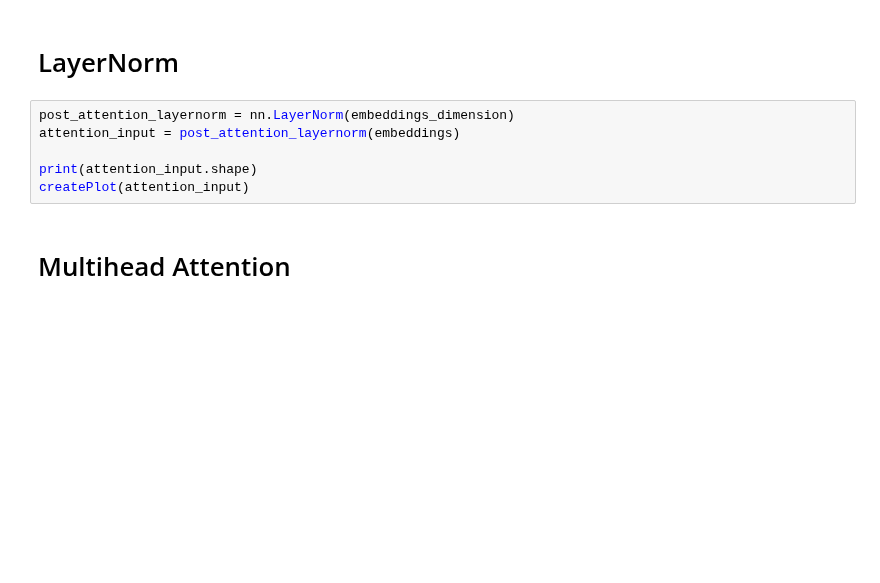
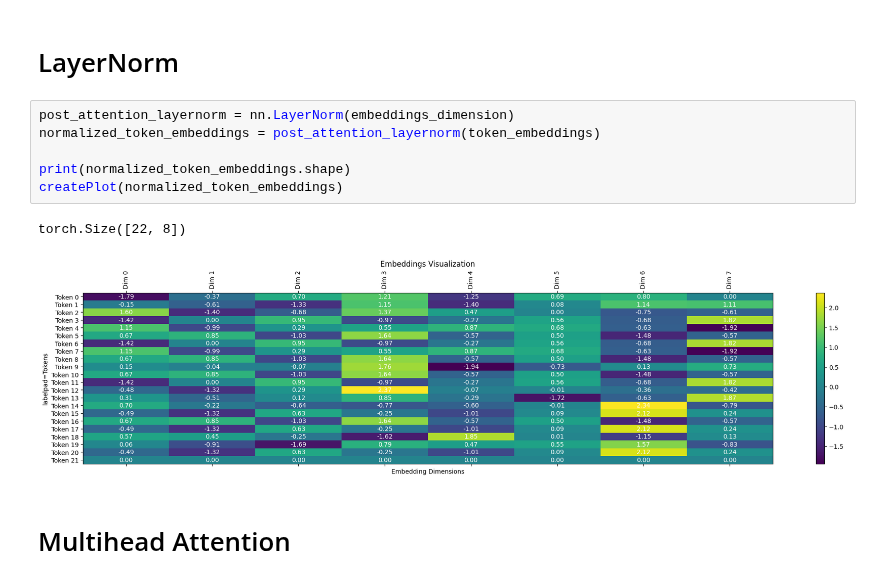
Before and after one commit to Goekdeniz-Guelmez/Let-s-train-a-simple-Neural-Net-from-Scratch, a Jupyter notebook: sinple-llm.ipynb, the cells around one changed output. Cells and saved outputs as stored; diff of their text form; blank space fills up the shorter version.

```diff
--- a/sinple-llm.ipynb
+++ b/sinple-llm.ipynb
@@ -115,10 +138,13 @@ createPlot(embeddings)
 # LayerNorm
 # %%
 post_attention_layernorm = nn.LayerNorm(embeddings_dimension)
-attention_input = post_attention_layernorm(embeddings)
+normalized_token_embeddings = post_attention_layernorm(token_embeddings)
 
-print(attention_input.shape)
-createPlot(attention_input)
+print(normalized_token_embeddings.shape)
+createPlot(normalized_token_embeddings)
+# %% [output]
+torch.Size([22, 8])
+[figure, added]
 # %% [markdown]
 # Multihead Attention
 # %%
```
Also changed, not shown: parts of 10 cells of this notebook.
